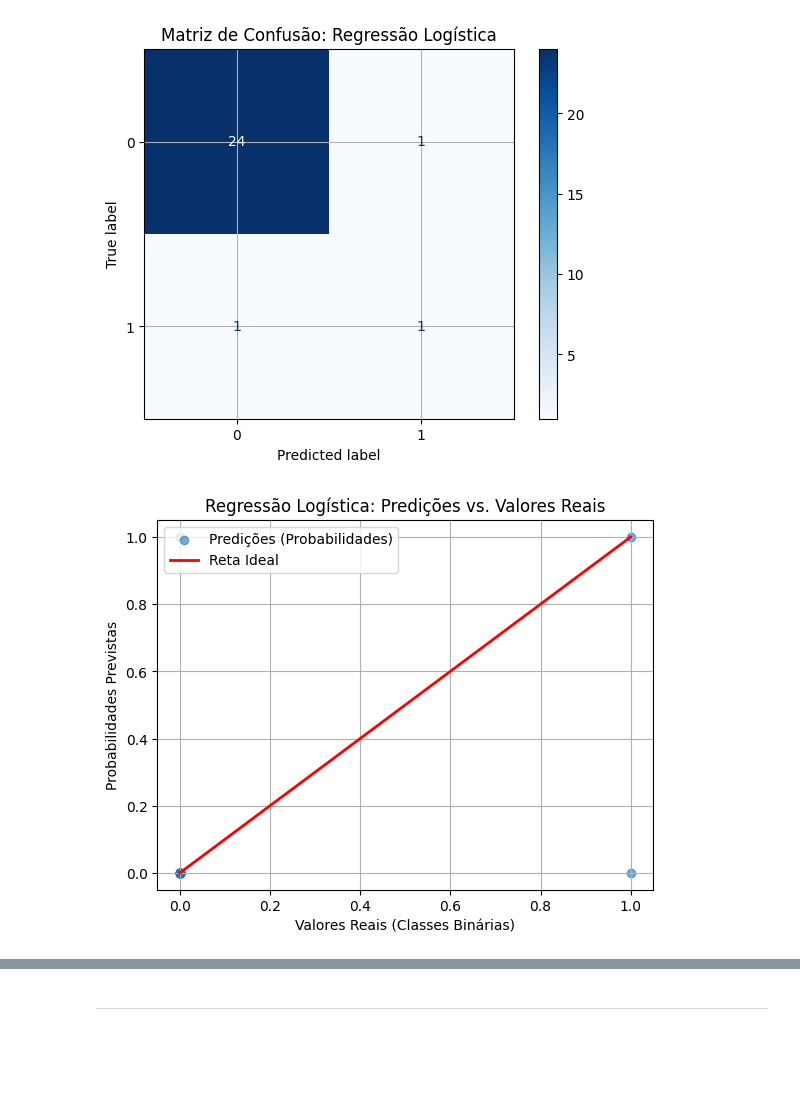
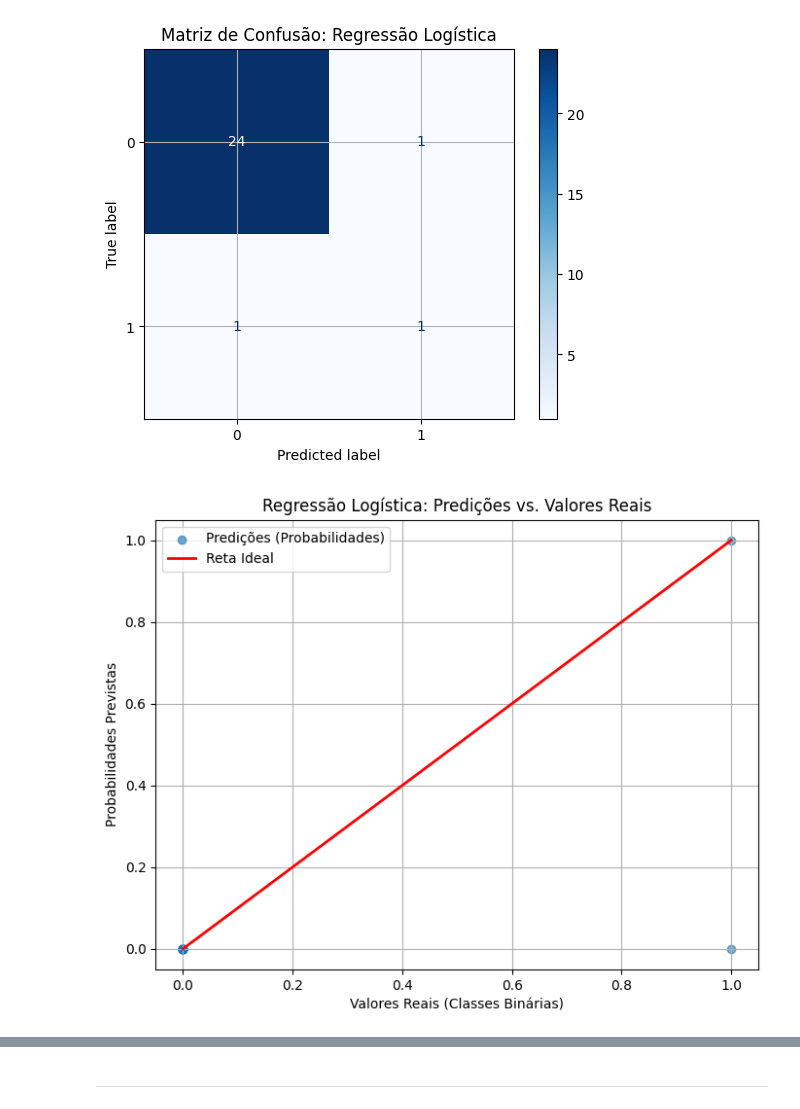
Before and after one commit to Bmartins25/Mineracao_de_dados_and_LLM_UFMG, a Jupyter notebook: TP4_fase_1_2_3_Regressao_de_dados.ipynb, the cells around one changed output, grey strips where cells are left out. Drawn from its saved outputs; the diff is of its cells as text; code cells hidden in the pictures; blank space fills up the shorter version.

```diff
--- a/TP4_fase_1_2_3_Regressao_de_dados.ipynb
+++ b/TP4_fase_1_2_3_Regressao_de_dados.ipynb
@@ -467,16 +474,19 @@ plt.show()
 [figure]
 # %%
 # Gráfico de dispersão para Regressão Logística
-plt.scatter(y_test_bin, y_pred_logistic, alpha=0.6, label='Predições (Probabilidades)')
-plt.plot([0, 1], [0, 1], color='red', lw=2, label='Reta Ideal')
-plt.xlabel("Valores Reais (Classes Binárias)")
-plt.ylabel("Probabilidades Previstas")
-plt.legend(loc='upper left')
-plt.title("Regressão Logística: Predições vs. Valores Reais")
-plt.grid()
-plt.show()
+plt.figure(figsize=(8, 6))  # Ajusta o tamanho do gráfico
+
+plt.scatter(y_test_bin, y_pred_logistic, alpha=0.6, label='Predições (Probabilidades)')  # Gráfico de dispersão
+plt.plot([0, 1], [0, 1], color='red', lw=2, label='Reta Ideal')  # Linha ideal
+
+plt.xlabel("Valores Reais (Classes Binárias)")  # Rótulo do eixo X
+plt.ylabel("Probabilidades Previstas")  # Rótulo do eixo Y
+plt.legend(loc='upper left')  # Adiciona a legenda na posição superior esquerda
+plt.title("Regressão Logística: Predições vs. Valores Reais")  # Título do gráfico
+plt.grid()  # Adiciona a grade
+plt.show()  # Exibe o gráfico
 # %% [output]
-[figure, old version]
+[figure, new version]
 # %% [markdown]
 # **Entendimento do Gráfico**
 
```
Also changed, not shown: parts of 13 cells of this notebook.
